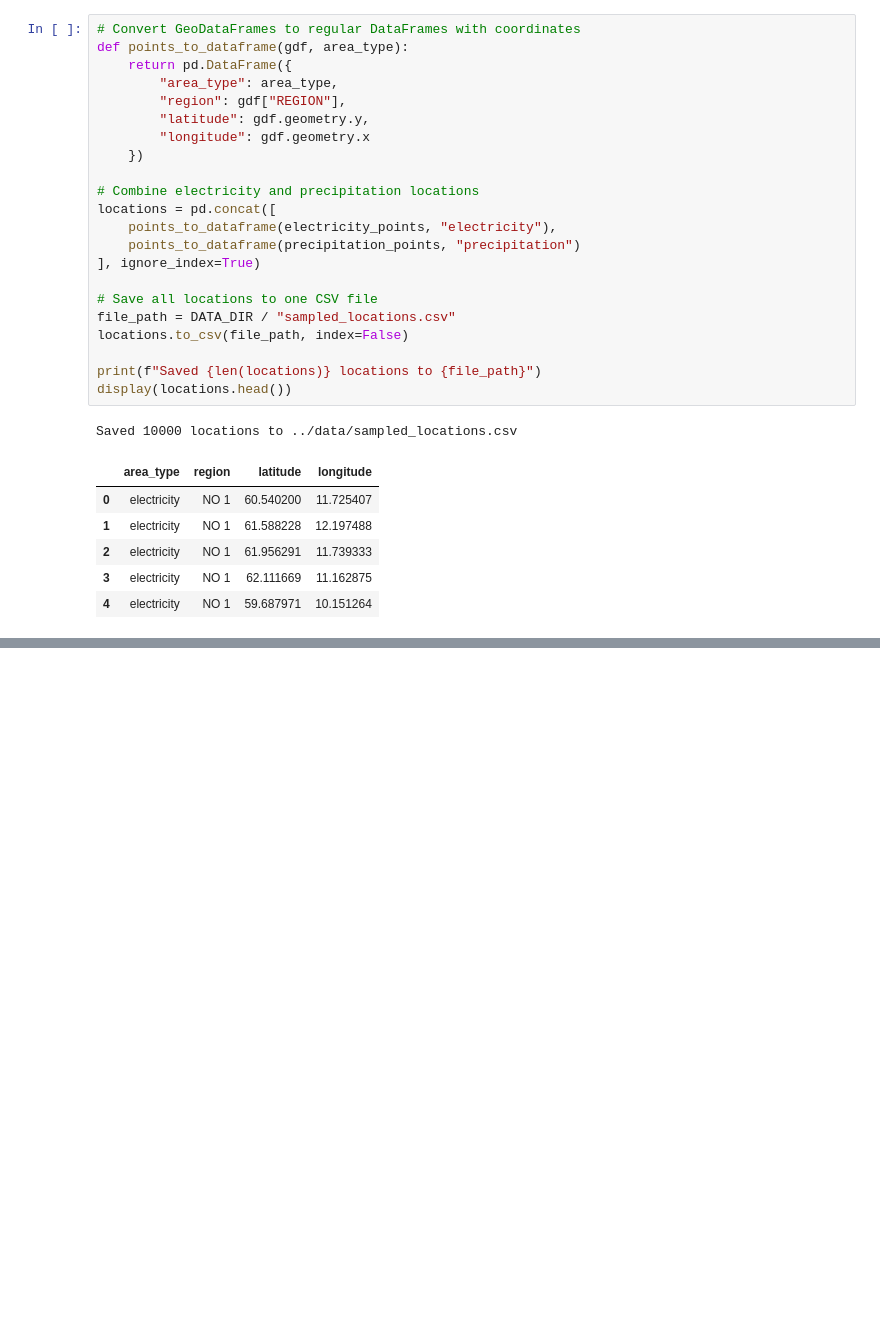
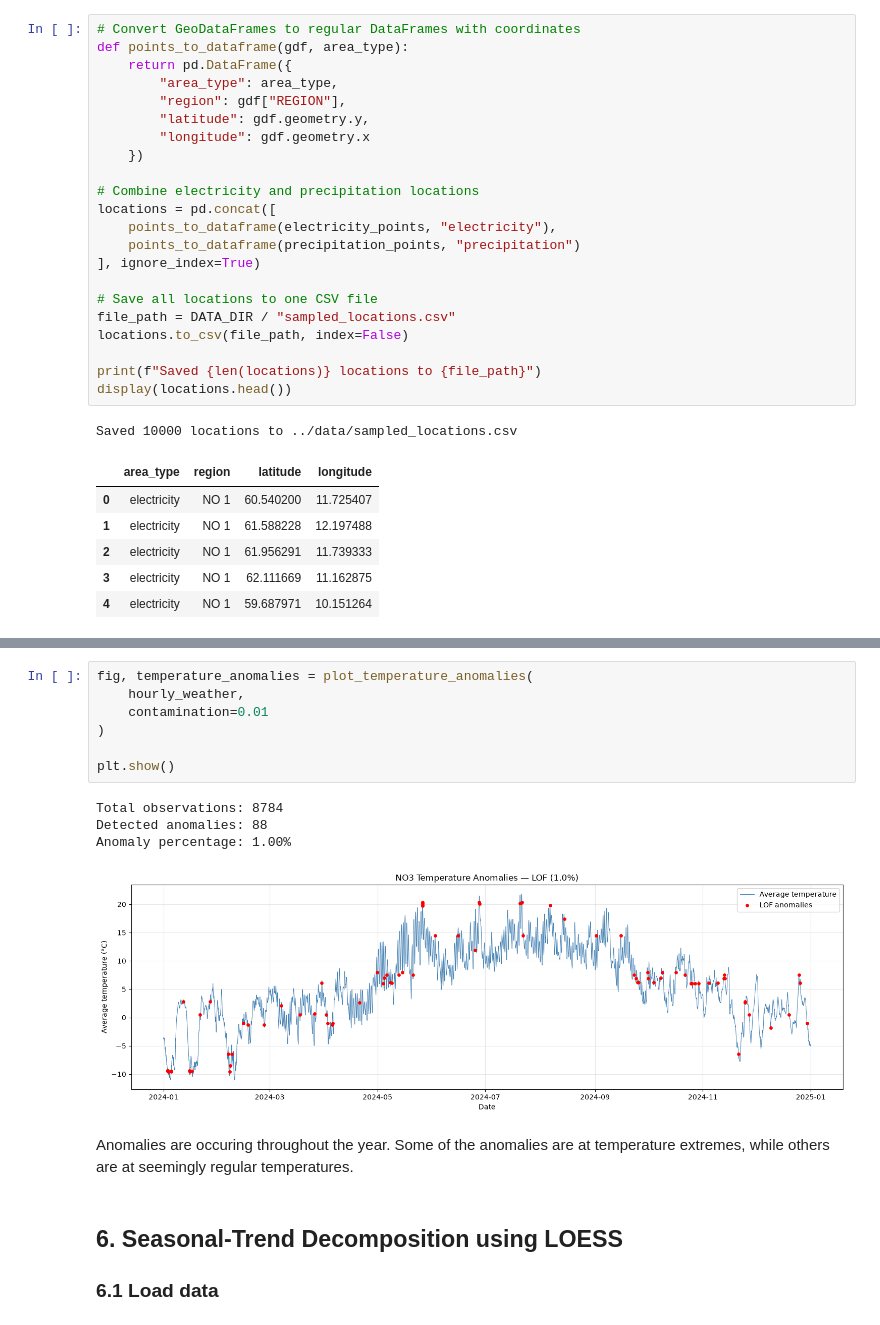
Before and after one commit to IngeGiljeGunnarshaug/ind320-inge-gilje-gunnarshaug, a Jupyter notebook: notebooks/assignment3.ipynb, the cells around one changed output, grey strips where cells are left out. Drawn from its saved outputs; the diff is of its cells as text; blank space fills up the shorter version.

```diff
--- a/notebooks/assignment3.ipynb
+++ b/notebooks/assignment3.ipynb
@@ -263,0 +893,17 @@ Saved 10000 locations to ../data/sampled_locations.csv
+# %%
+fig, temperature_anomalies = plot_temperature_anomalies(
+    hourly_weather,
+    contamination=0.01
+)
+
+plt.show()
+# %% [output]
+Total observations: 8784
+Detected anomalies: 88
+Anomaly percentage: 1.00%
+[figure, added]
+# %% [markdown]
+Anomalies are occuring throughout the year. Some of the anomalies are at temperature extremes, while others are at seemingly regular temperatures.
+# %% [markdown]
+## 6. Seasonal-Trend Decomposition using LOESS
+### 6.1 Load data
```
Also changed, not shown: parts of 40 cells of this notebook.
